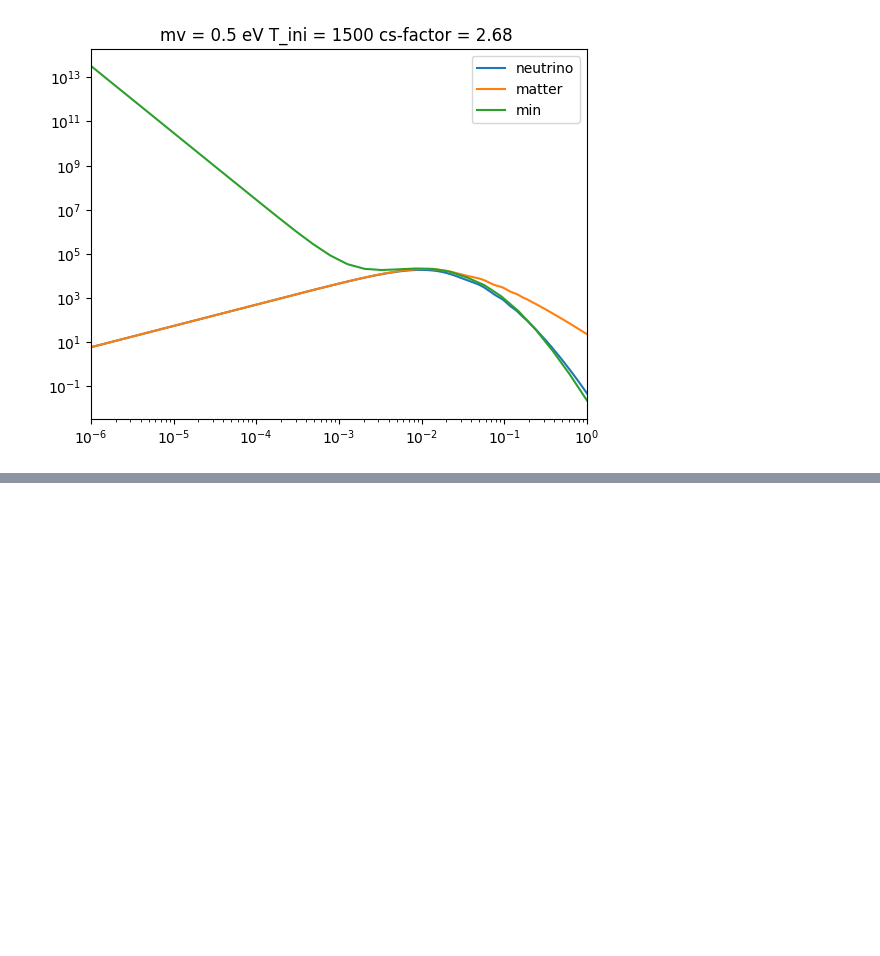
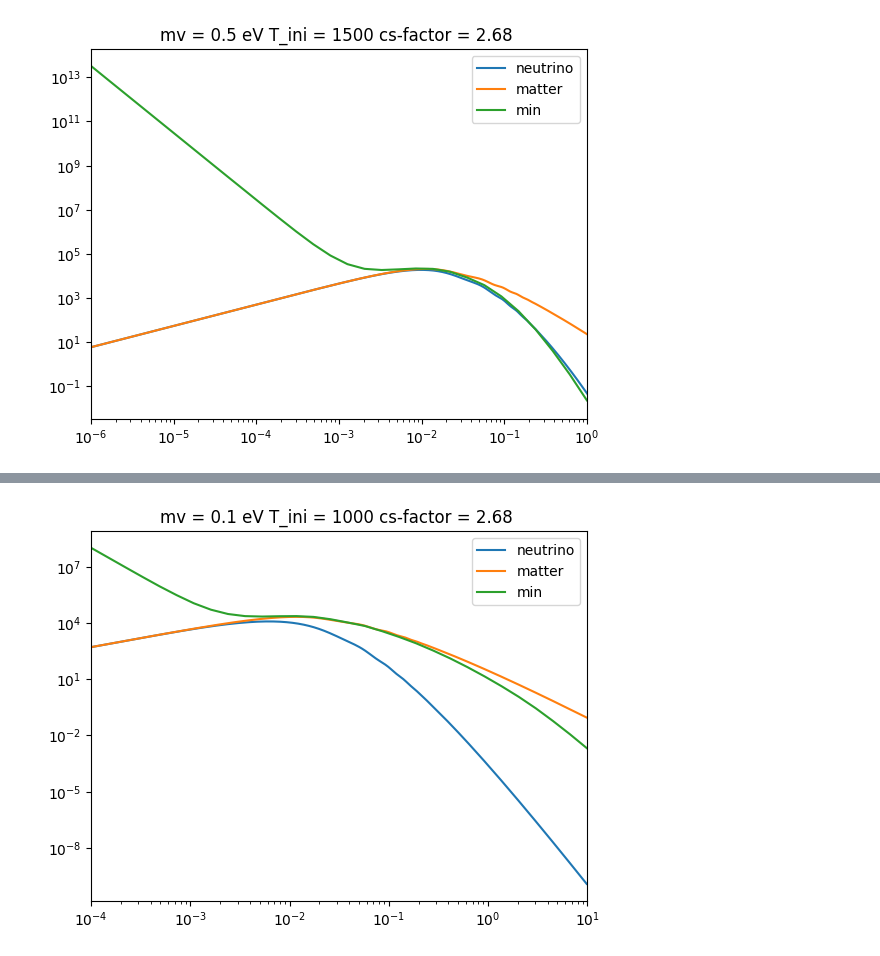
Before and after one commit to eriksteenberg/Power-spectrum-Test, a Jupyter notebook: Cdm med cs neutrino power spectrum-KIG_PAA_DEN_HER.ipynb, the cells around one changed output, grey strips where cells are left out. Cells and saved outputs as stored; diff of their text form; code cells hidden in the pictures; blank space fills up the shorter version.

```diff
--- a/Cdm med cs neutrino power spectrum-KIG_PAA_DEN_HER.ipynb
+++ b/Cdm med cs neutrino power spectrum-KIG_PAA_DEN_HER.ipynb
@@ -877,0 +879,4 @@ simuler2(mv_test,kvec)
+# %%
+simuler(mv_test,kvec,crazy=True)
+# %% [output]
+[figure, added]
```
Also changed, not shown: parts of 44 cells of this notebook, 5 other files.
